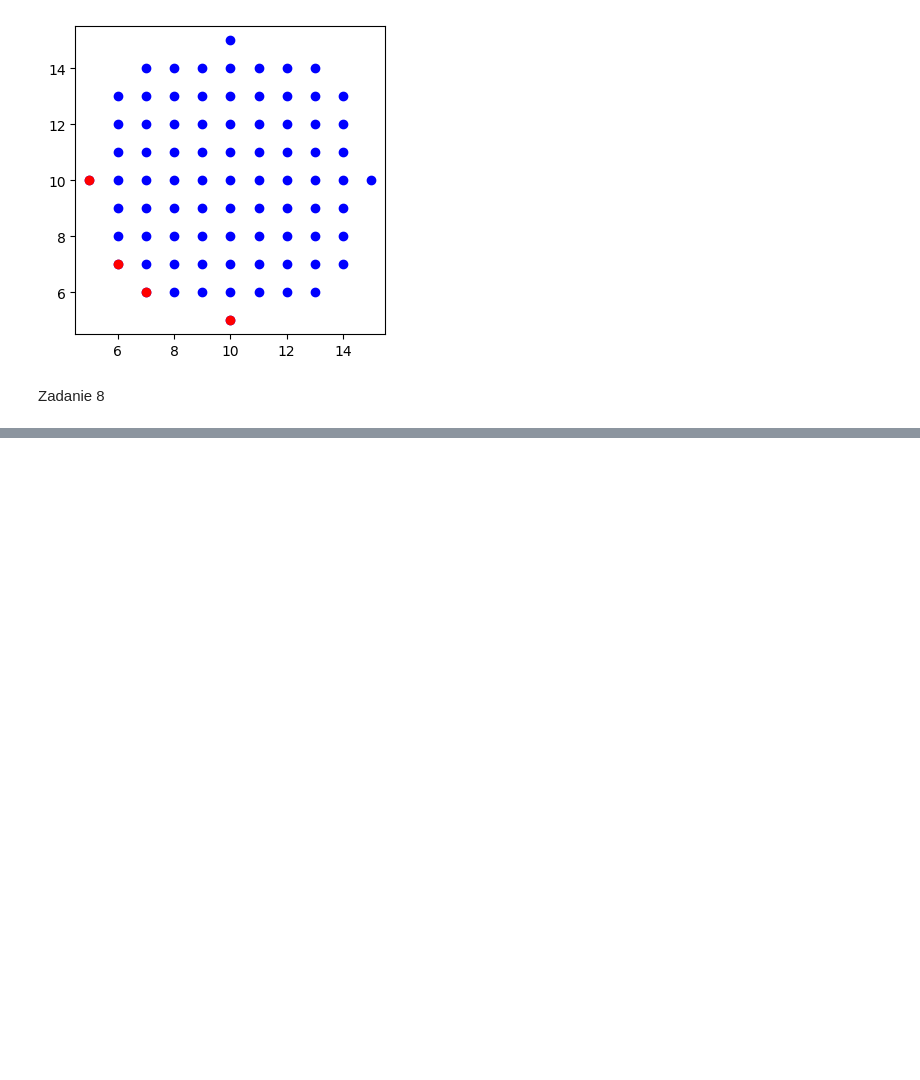
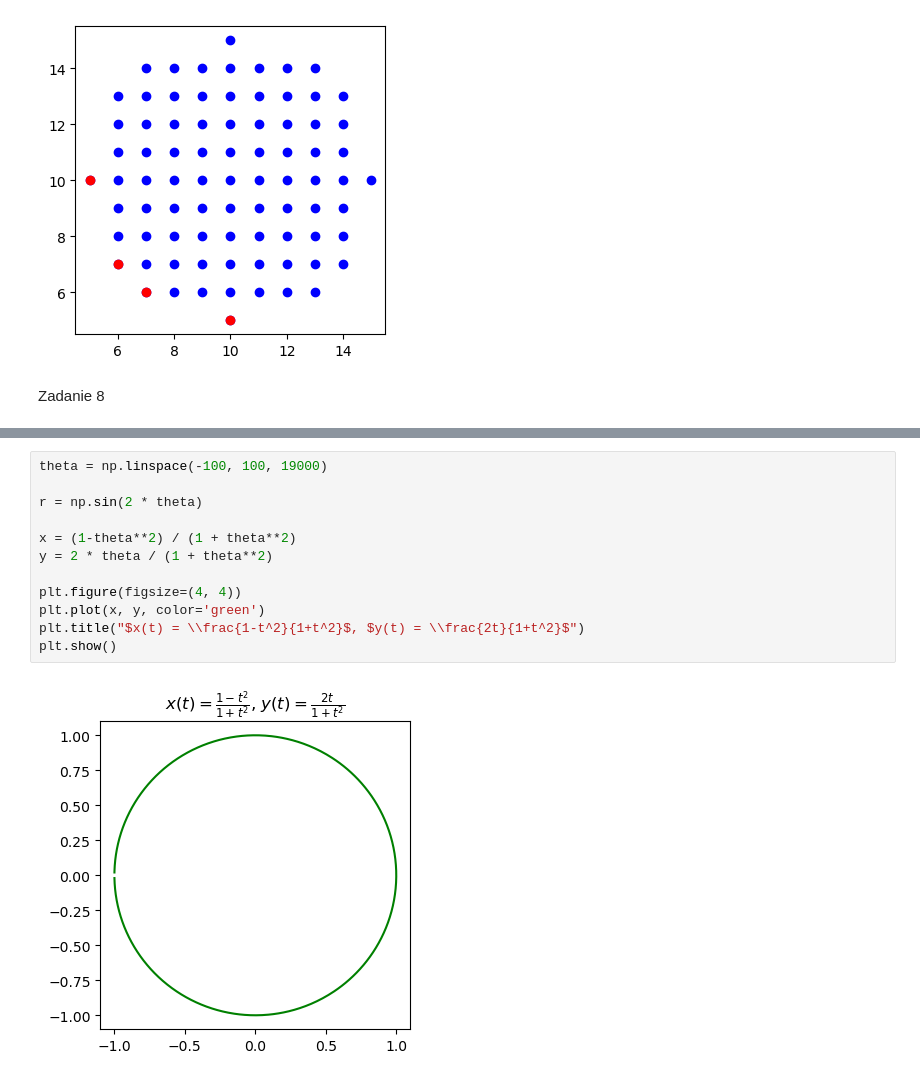
Before and after one commit to karoljanic/algebra, a Jupyter notebook: exercises.ipynb, the cells around one changed output, grey strips where cells are left out. Saved outputs shown, nothing was run; the diff lists cells and outputs as text; blank space fills up the shorter version.

```diff
--- a/exercises.ipynb
+++ b/exercises.ipynb
@@ -368,0 +507,14 @@ Af + Bg = gcd(f,g)
+# %%
+theta = np.linspace(-100, 100, 19000)
+
+r = np.sin(2 * theta)
+
+x = (1-theta**2) / (1 + theta**2)
+y = 2 * theta / (1 + theta**2)
+
+plt.figure(figsize=(4, 4))
+plt.plot(x, y, color='green')
+plt.title("$x(t) = \\frac{1-t^2}{1+t^2}$, $y(t) = \\frac{2t}{1+t^2}$")
+plt.show()
+# %% [output]
+[figure, added]
```
Also changed, not shown: parts of 15 cells of this notebook.
